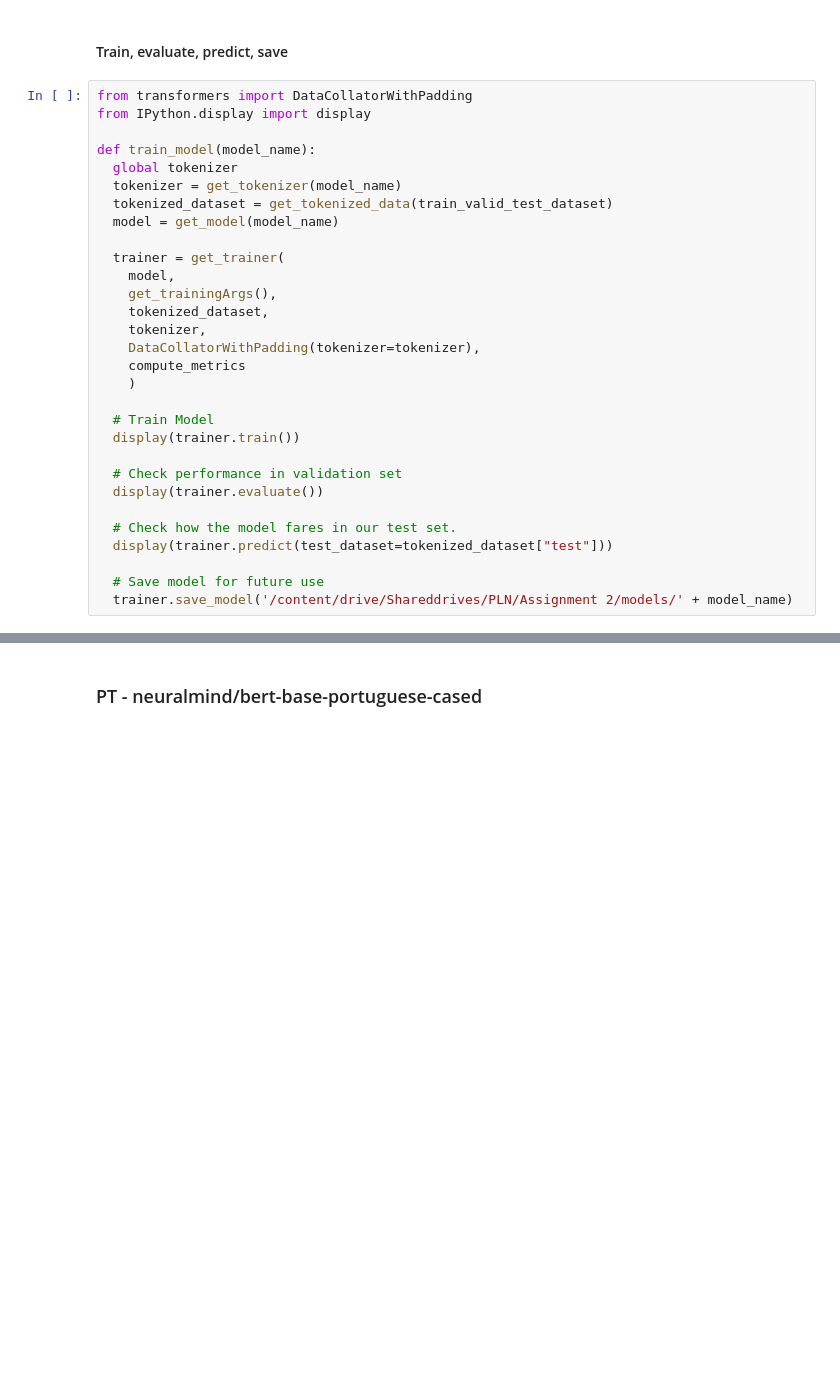
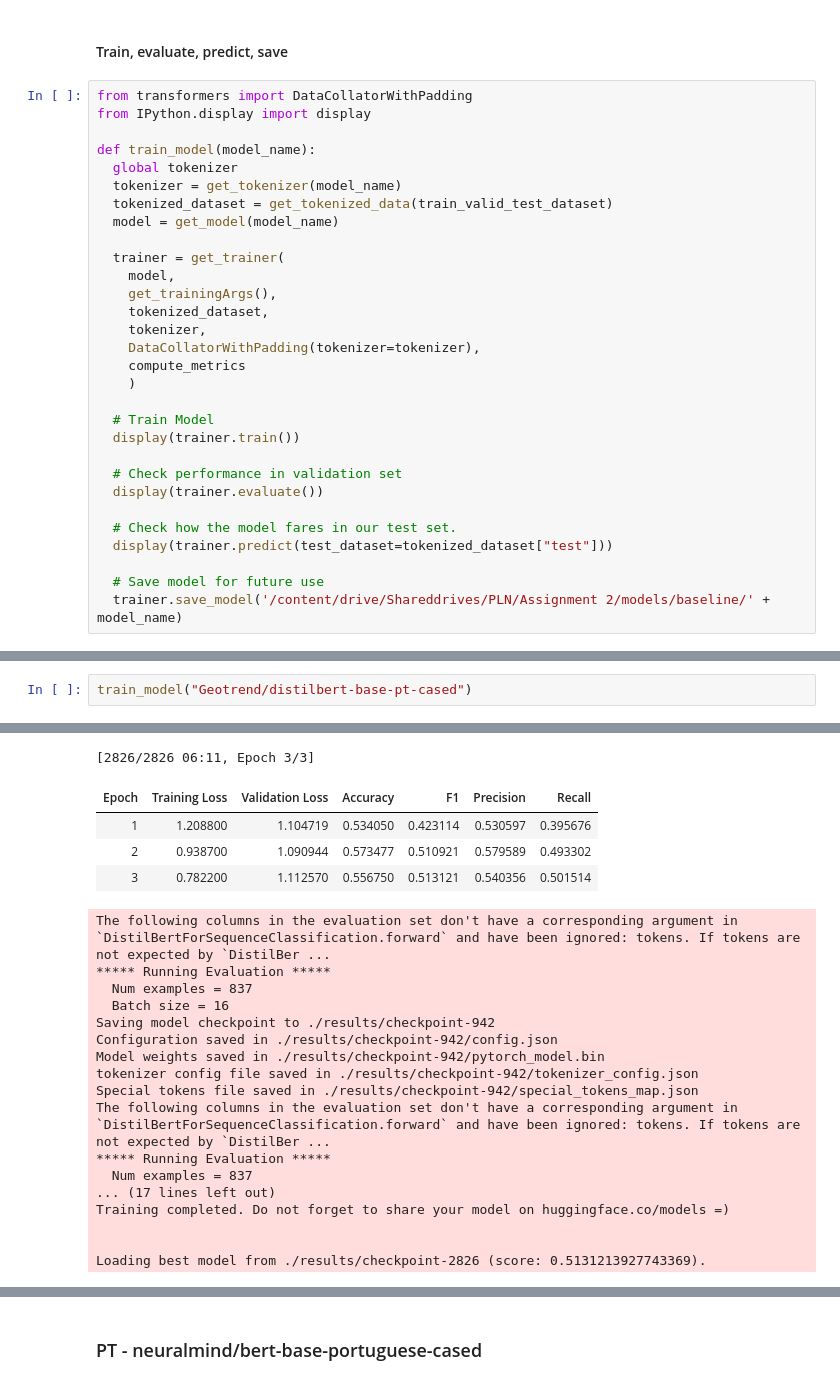
Before and after one commit to g-batalhao-a/PLN, a Jupyter notebook: Project/Assignment2/baseline.ipynb, the cells around one changed output, grey strips where cells are left out. Saved outputs shown, nothing was run; the diff lists cells and outputs as text; blank space fills up the shorter version.

Commit message:
Adds Geotrend distilber and bert base-pt-cased

```diff
--- a/Project/Assignment2/baseline.ipynb
+++ b/Project/Assignment2/baseline.ipynb
@@ -225,4 +243,4 @@ def train_model(model_name):
   display(trainer.predict(test_dataset=tokenized_dataset["test"]))
 
   # Save model for future use
-  trainer.save_model('/content/drive/Shareddrives/PLN/Assignment 2/models/' + model_name)
+  trainer.save_model('/content/drive/Shareddrives/PLN/Assignment 2/models/baseline/' + model_name)
@@ -228,0 +249,3 @@ def train_model(model_name):
+# %%
+train_model("Geotrend/distilbert-base-pt-cased")
+# %% [output]
@@ -228,0 +265,22 @@ def train_model(model_name):
+[2826/2826 06:11, Epoch 3/3]
+| Epoch | Training Loss | Validation Loss | Accuracy | F1 | Precision | Recall |
+| 1 | 1.208800 | 1.104719 | 0.534050 | 0.423114 | 0.530597 | 0.395676 |
+| 2 | 0.938700 | 1.090944 | 0.573477 | 0.510921 | 0.579589 | 0.493302 |
+| 3 | 0.782200 | 1.112570 | 0.556750 | 0.513121 | 0.540356 | 0.501514 |
+The following columns in the evaluation set don't have a corresponding argument in `DistilBertForSequenceClassification.forward` and have been ignored: tokens. If tokens are not expected by `DistilBer ...
+***** Running Evaluation *****
+  Num examples = 837
+  Batch size = 16
+Saving model checkpoint to ./results/checkpoint-942
+Configuration saved in ./results/checkpoint-942/config.json
+Model weights saved in ./results/checkpoint-942/pytorch_model.bin
+tokenizer config file saved in ./results/checkpoint-942/tokenizer_config.json
+Special tokens file saved in ./results/checkpoint-942/special_tokens_map.json
+The following columns in the evaluation set don't have a corresponding argument in `DistilBertForSequenceClassification.forward` and have been ignored: tokens. If tokens are not expected by `DistilBer ...
+***** Running Evaluation *****
+  Num examples = 837
+... (17 lines left out)
+Training completed. Do not forget to share your model on huggingface.co/models =)
+
+
+Loading best model from ./results/checkpoint-2826 (score: 0.5131213927743369).
```
Also changed, not shown: parts of 11 cells of this notebook.
